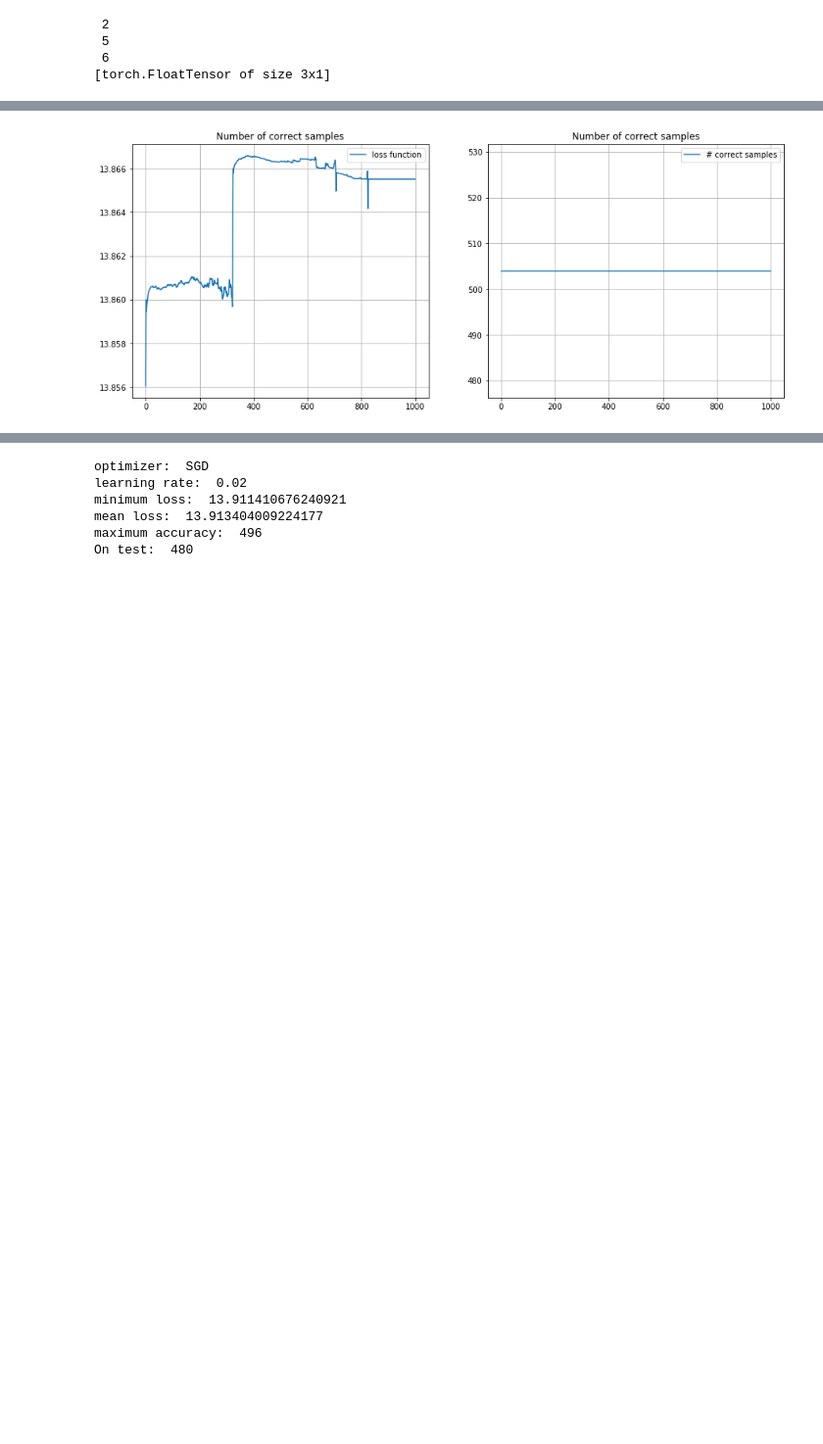
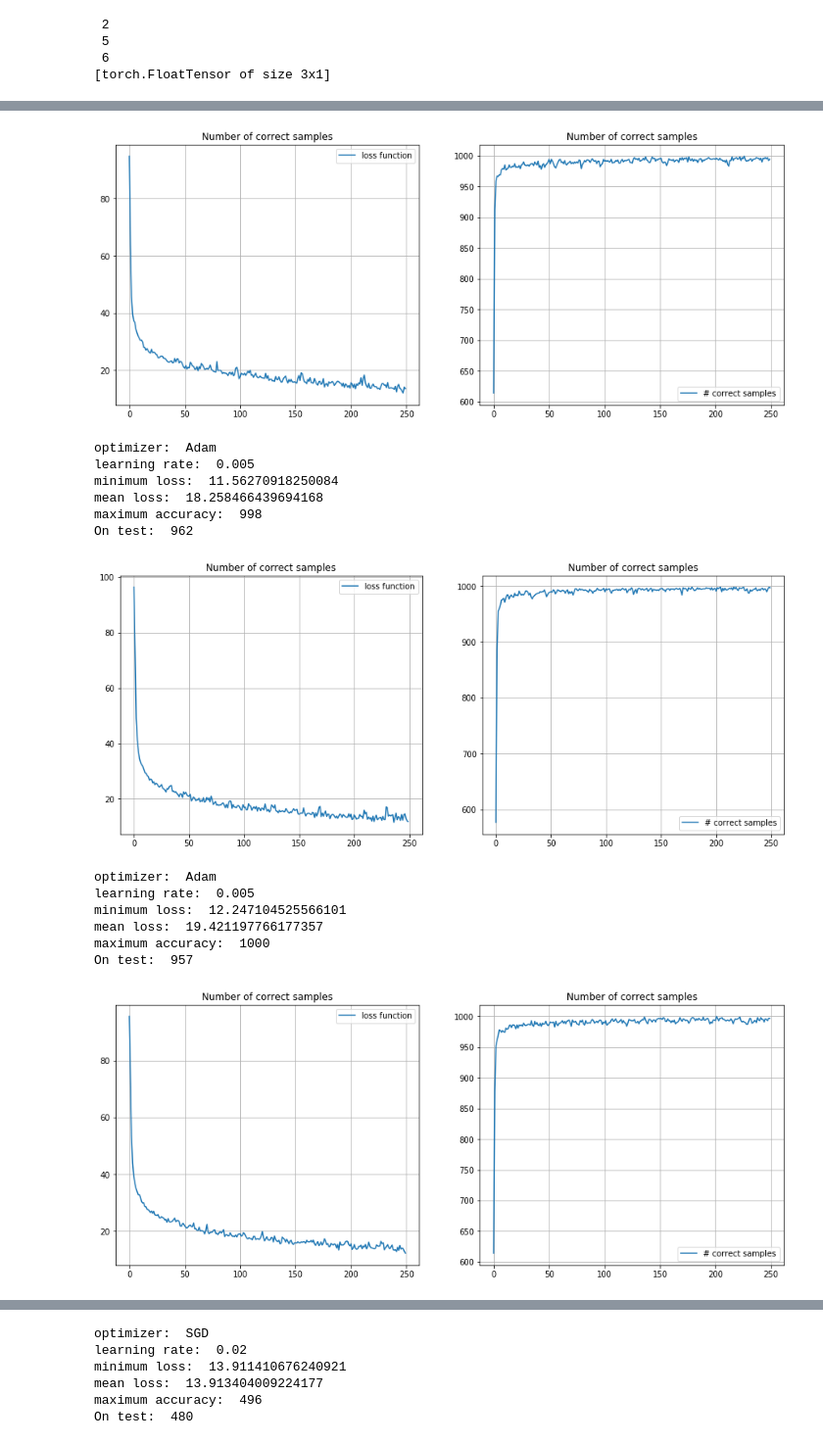
Before and after one commit to LucaZampieri/DL, a Jupyter notebook: Z/two/project2_luca.ipynb, the cells around one changed output, grey strips where cells are left out. Shown at 98% size. Cells and saved outputs as stored; diff of their text form; code cells hidden in the pictures; blank space fills up the shorter version.

```diff
--- a/Z/two/project2_luca.ipynb
+++ b/Z/two/project2_luca.ipynb
@@ -108,7 +108,7 @@ losses = [modules.LossMSE, modules.LossBCE]
 lr = 0.005
 loss_lists = []
 train_accs = []
-for i in range(1):
+for i in range(10):
     Lin1 = modules.Linear(2,25)
     Lin2 = modules.Linear(25,25)
     Lin3 = modules.Linear(25,2)
@@ -122,12 +122,12 @@ for i in range(1):
         Lin2,
         modules.ReLU(),
         Lin3,
-        act4]
-    loss = losses[1]()
+        act3]
+    loss = losses[0]()
     #loss = modules.LossBCE()
     model = modules.Sequential(layers, loss)
     optimizer = optimizers[2](model, lr)
-    epochs = 1000
+    epochs = 250
     mini_batch_size = 50
     loss_list, train_acc = trainAndTest.train(model, optimizer, loss, train_input, train_target,\
                                               epochs, mini_batch_size, verbose = False)
@@ -151 +151,15 @@ On test:  520
-[figure, old version]
+[figure, new version]
+optimizer:  Adam
+learning rate:  0.005
+minimum loss:  11.56270918250084
+mean loss:  18.258466439694168
+maximum accuracy:  998
+On test:  962
+[figure, added]
+optimizer:  Adam
+learning rate:  0.005
+minimum loss:  12.247104525566101
+mean loss:  19.421197766177357
+maximum accuracy:  1000
+On test:  957
+[figure, added]
```
Also changed, not shown: parts of 10 cells of this notebook, 28 other files.
